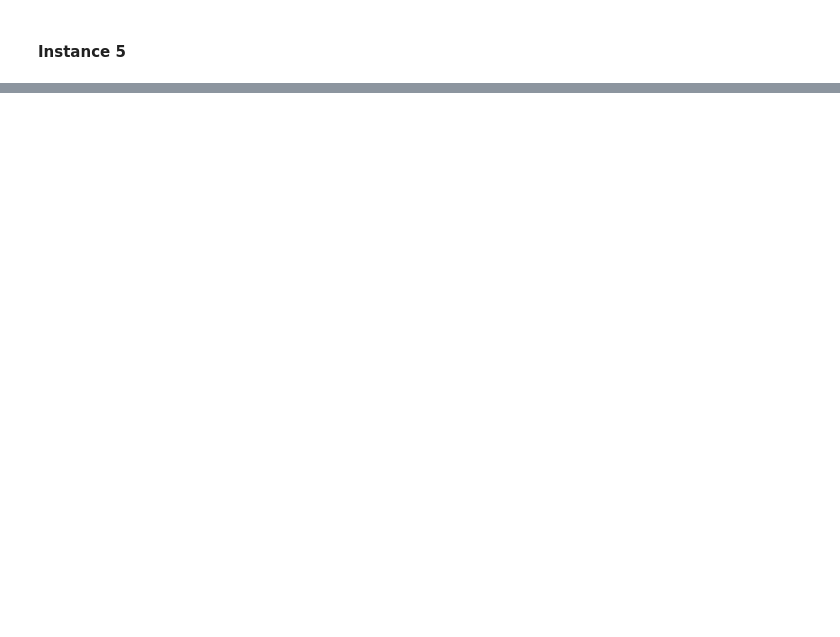
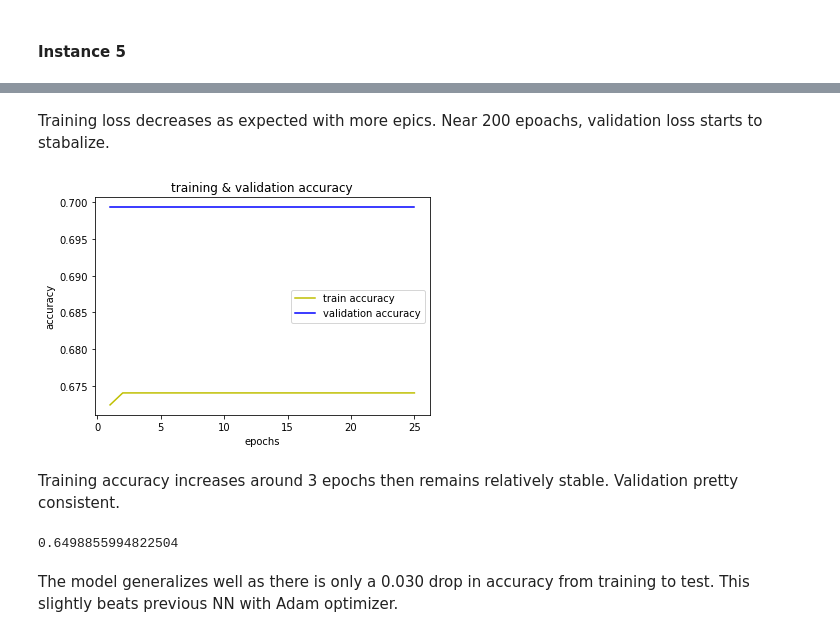
Before and after one commit to hi-khristine/msca31008, a Jupyter notebook: models/SVM_SGD_NN_UFC.ipynb, the cells around one changed output, grey strips where cells are left out. Saved outputs shown, nothing was run; the diff lists cells and outputs as text; code cells hidden in the pictures; blank space fills up the shorter version.

```diff
--- a/models/SVM_SGD_NN_UFC.ipynb
+++ b/models/SVM_SGD_NN_UFC.ipynb
@@ -806,0 +974,25 @@ grid_search_2_fit.score(X_test, y_test)
+# %% [markdown]
+Training loss decreases as expected with more epics. Near 200 epoachs, validation loss starts to stabalize.
+# %%
+# plot accuracy during training
+accuracy2 = history2.history['acc']
+valid_accuracy2 = history2.history['val_acc']
+
+plt.plot(epochs2, accuracy2, 'y', label = 'train accuracy')
+plt.plot(epochs2, valid_accuracy2, 'b', label = 'validation accuracy')
+plt.title('training & validation accuracy')
+plt.xlabel('epochs')
+plt.ylabel('accuracy')
+plt.legend()
+plt.show()
+# %% [output]
+[figure, added]
+# %% [markdown]
+Training accuracy increases around 3 epochs then remains relatively stable. Validation pretty consistent.
+# %%
+# evaluate NN on test set
+grid_search_3_fit.score(X_test, y_test) # 65% accuracy during test -- model generalizes well
+# %% [output]
+0.6498855994822504
+# %% [markdown]
+The model generalizes well as there is only a 0.030 drop in accuracy from training to test. This slightly beats previous NN with Adam optimizer.
```
Also changed, not shown: parts of 40 cells of this notebook.
